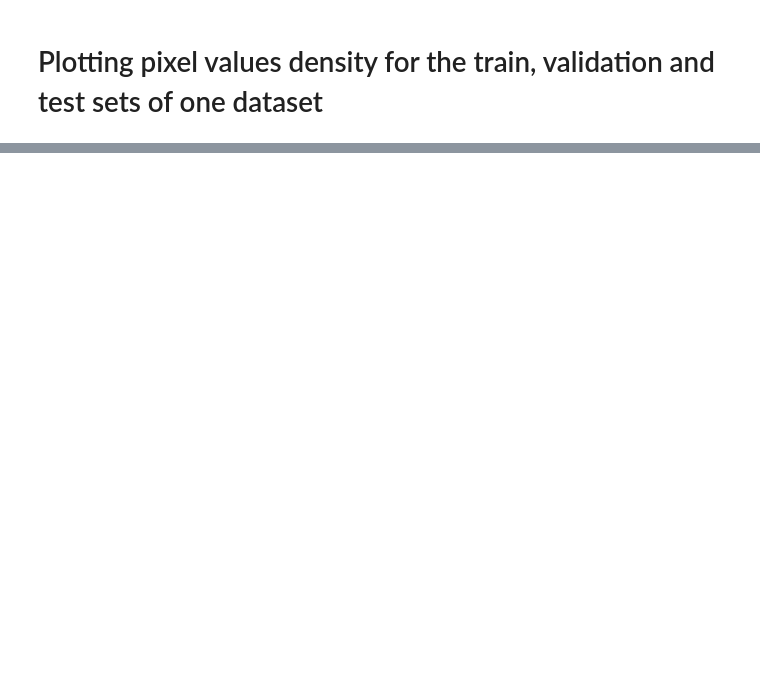
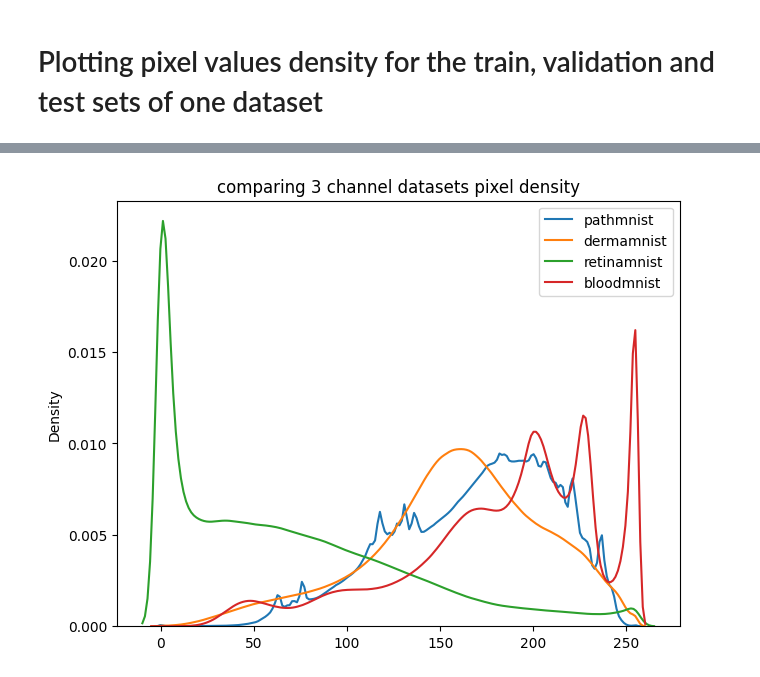
Before and after one commit to yasmine-mk/MedMNIST-useful-analysis, a Jupyter notebook: pixel_density.ipynb, the cells around one changed output, grey strips where cells are left out. Drawn from its saved outputs; the diff is of its cells as text; code cells hidden in the pictures; blank space fills up the shorter version.

Commit message:
pixel density

```diff
--- a/pixel_density.ipynb
+++ b/pixel_density.ipynb
@@ -198,0 +157,22 @@ This will become an error in seaborn v0.14.0; please update your code.
+# %%
+# choose the datasets here
+ds_names = ["pathmnist", "dermamnist","retinamnist","bloodmnist"]
+#choose split type : train / test / val
+split = "train"
+# will contain dataclasses and (train/test/val) data info for each dataset name respectively (useless here ngl)
+dataclasses = []
+data =[]
+# for plotting later
+prepared_data ={}
+labels = []
+# %%
+#preparing each dataset for plotting
+for ds_name in ds_names:
+    assert ds_name in ["pathmnist", "chestmnist", "dermamnist", "octmnist", "pneumoniamnist", "retinamnist", "breastmnist", "bloodmnist",
+     "tissuemnist", "organamnist", "organcmnist", "organsmnist"], "Dataset's name is not correct"
+    dataclass = getattr(medmnist, medmnist.INFO[ds_name]["python_class"])
+    dataclasses.append(dataclass)
+    data_ = dataclass(split=split, download=True)
+    data.append(data_)
+    prepared_data_ = data_.imgs.reshape(-1)
+    prepared_data[ds_name] = prepared_data_
@@ -198,0 +184,16 @@ This will become an error in seaborn v0.14.0; please update your code.
+# %%
+# Create a single subplot
+fig, ax = plt.subplots(layout='constrained')
+
+# Plot the kde plots and pass the labels to the label parameter
+for key in prepared_data.keys():
+    sns.kdeplot(prepared_data[key], fill=False, label=key, ax=ax)
+
+# Add a legend to the plot
+ax.set_title("comparing 3 channel datasets pixel density")
+ax.legend()
+
+# Show the plot
+plt.show()
+# %% [output]
+[figure, added]
```
Also changed, not shown: parts of 8 cells of this notebook.
